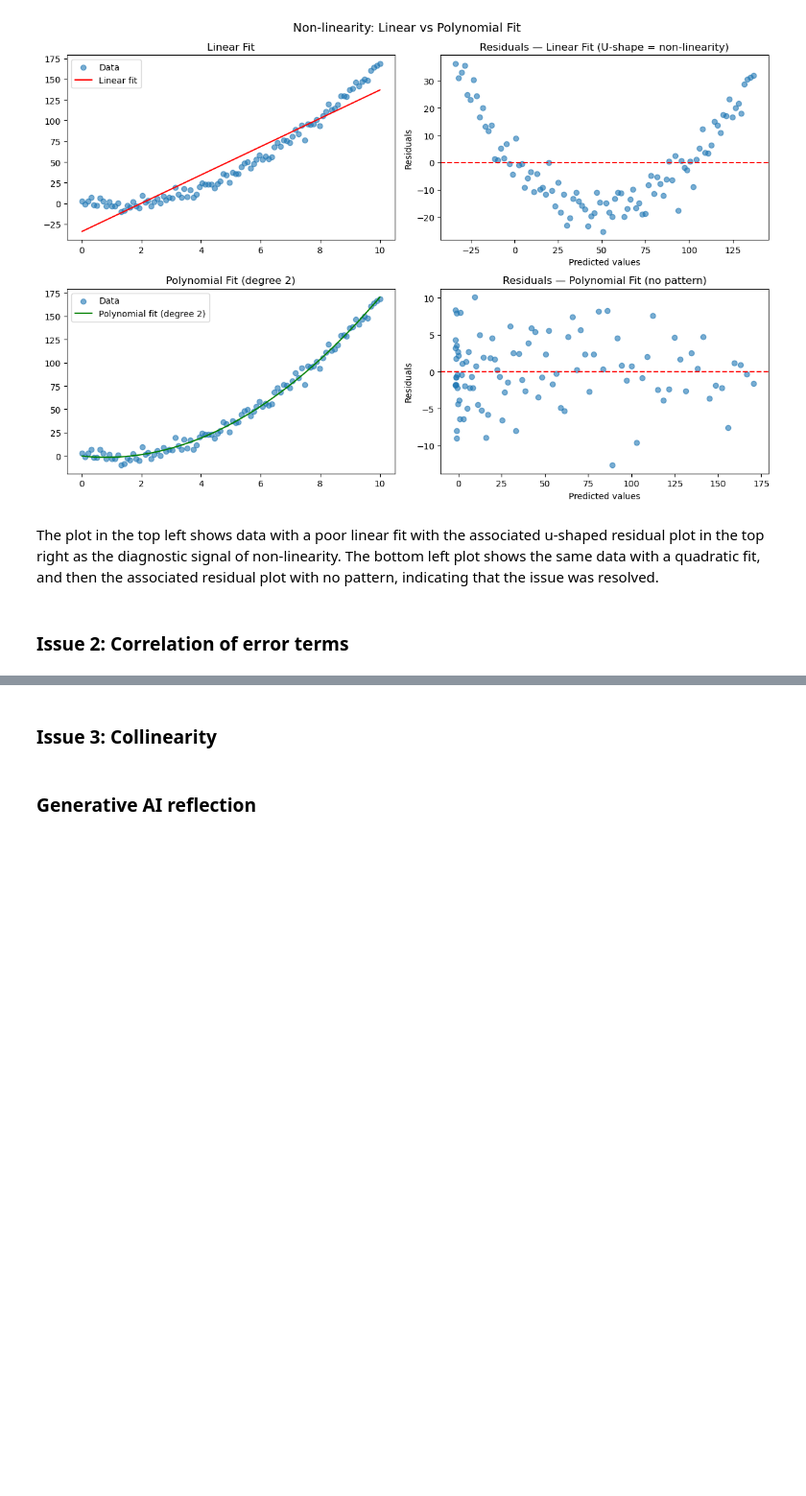
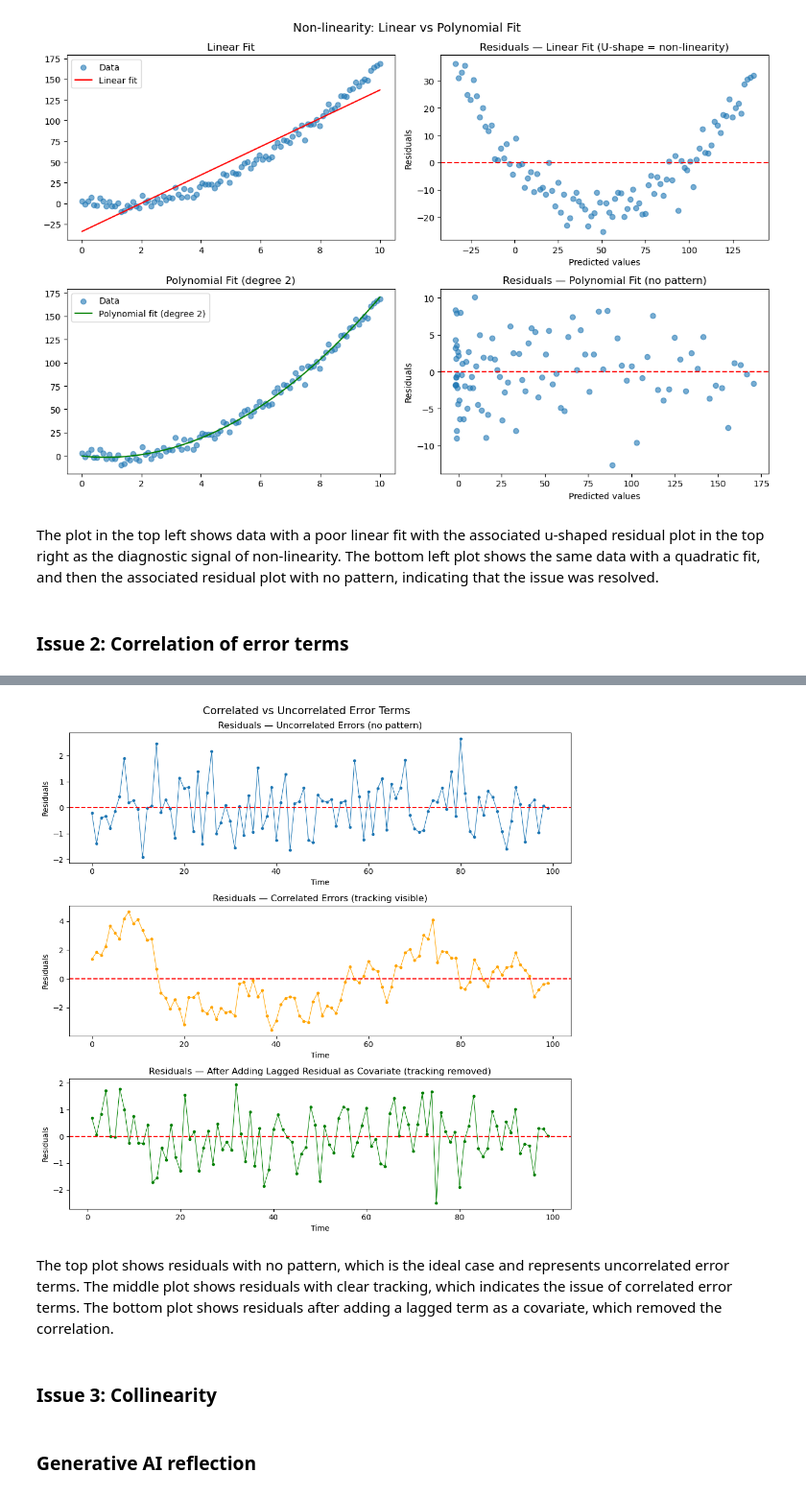
Before and after one commit to avarobillard/assignment-2, a Jupyter notebook: hw2-task1.ipynb, the cells around one changed output, grey strips where cells are left out. Shown at 96% size. Drawn from its saved outputs; the diff is of its cells as text; code cells hidden in the pictures; blank space fills up the shorter version.

Commit message:
Describe linear regression issue 2

```diff
--- a/hw2-task1.ipynb
+++ b/hw2-task1.ipynb
@@ -72,3 +76,62 @@ The plot in the top left shows data with a poor linear fit with the associated u
+# %%
+import numpy as np
+import matplotlib.pyplot as plt
+from sklearn.linear_model import LinearRegression
+
+np.random.seed(42)
+n = 100
+t = np.arange(n)
+
+# --- Correlated errors via AR(1) process ---
+rho = 0.9
+errors_corr = np.zeros(n)
+for i in range(1, n):
+    errors_corr[i] = rho * errors_corr[i-1] + np.random.normal(0, 1)
+
+errors_uncorr = np.random.normal(0, 1, n)
+
+# True relationship: y = 0.5t + error
+y_corr   = 0.5 * t + errors_corr
+y_uncorr = 0.5 * t + errors_uncorr
+
+T = t.reshape(-1, 1)
+
+# --- Fit linear models ---
+res_corr   = y_corr   - LinearRegression().fit(T, y_corr).predict(T)
+res_uncorr = y_uncorr - LinearRegression().fit(T, y_uncorr).predict(T)
+
+# --- Fix: include lagged residual as covariate ---
+T_lag = np.column_stack([t[1:], y_corr[:-1]])  # time + previous y
+res_fixed = y_corr[1:] - LinearRegression().fit(T_lag, y_corr[1:]).predict(T_lag)
+
+fig, axes = plt.subplots(3, 1, figsize=(10, 10))
+fig.suptitle("Correlated vs Uncorrelated Error Terms", fontsize=14)
+
+axes[0].plot(t, res_uncorr, marker='o', markersize=3, linewidth=0.8)
+axes[0].axhline(0, color='red', linestyle='--')
+axes[0].set_title("Residuals — Uncorrelated Errors (no pattern)")
+axes[0].set_xlabel("Time")
+axes[0].set_ylabel("Residuals")
+
+axes[1].plot(t, res_corr, marker='o', markersize=3, linewidth=0.8, color='orange')
+axes[1].axhline(0, color='red', linestyle='--')
+axes[1].set_title("Residuals — Correlated Errors (tracking visible)")
+axes[1].set_xlabel("Time")
+axes[1].set_ylabel("Residuals")
+
+axes[2].plot(t[1:], res_fixed, marker='o', markersize=3, linewidth=0.8, color='green')
+axes[2].axhline(0, color='red', linestyle='--')
+axes[2].set_title("Residuals — After Adding Lagged Residual as Covariate (tracking removed)")
+axes[2].set_xlabel("Time")
+axes[2].set_ylabel("Residuals")
+
+plt.tight_layout()
+plt.savefig("correlated_errors.png", dpi=150)
+plt.show()
+# %% [output]
+[figure, added]
+# %% [markdown]
+The top plot shows residuals with no pattern, which is the ideal case and represents uncorrelated error terms. The middle plot shows residuals with clear tracking, which indicates the issue of correlated error terms. The bottom plot shows residuals after adding a lagged term as a covariate, which removed the correlation.
 # %% [markdown]
 ### Issue 3: Collinearity
 # %% [markdown]
```
Also changed, not shown: parts of 2 cells of this notebook.
